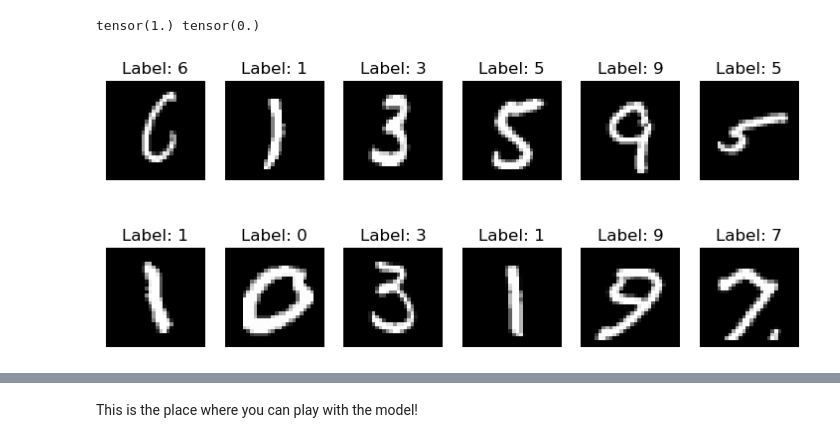
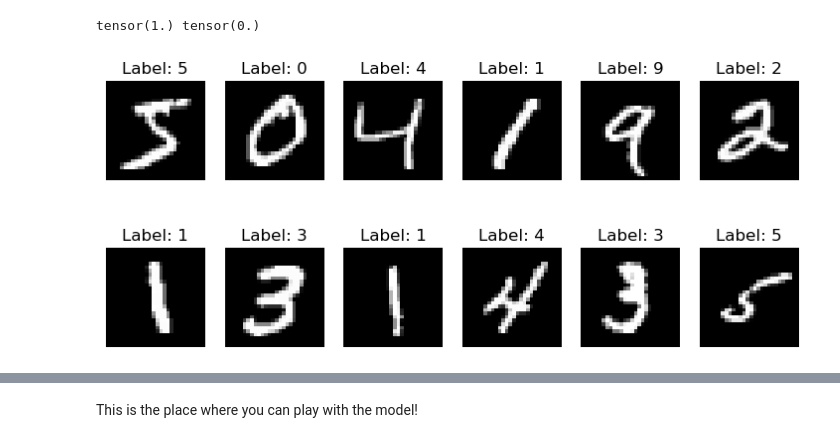
Before and after one commit to watjurk/vrije-extra, a Jupyter notebook: autoencoder/basic/src/notebook/autoencoder.ipynb, the cells around one changed output, grey strips where cells are left out. Cells and saved outputs as stored; diff of their text form; code cells hidden in the pictures.

```diff
--- a/autoencoder/basic/src/notebook/autoencoder.ipynb
+++ b/autoencoder/basic/src/notebook/autoencoder.ipynb
@@ -25,5 +44,5 @@ data_loader = torch.utils.data.dataloader.DataLoader(dataset, shuffle=True, batc
 # %%
-data_iter = iter(data_loader)
+data_iter = iter(dataset)
 data_x, data_y = next(data_iter)
 print(torch.max(data_x), torch.min(data_x))
 # %% [output]
@@ -31,14 +50,22 @@ tensor(1.) tensor(0.)
 # %%
 num_col = 6
 num_row = 2
+offset = 0
+
+data_iter = iter(dataset)
+for _ in range(offset):
+    next(data_iter)
+
 
 _, axs = plt.subplots(num_row, num_col, figsize=(1.5 * num_col, 2 * num_row))
 for i, ax in enumerate(axs.flatten()):
-    img = data_x[i].squeeze()
-    ax.set_title(f"Label: {data_y[i].item()}")
+    data_x, data_y = next(data_iter)
+
+    img = data_x.squeeze()
+    ax.set_title(f"Label: {data_y}")
     ax.imshow(img, cmap="grey")
     ax.set_axis_off()
 
 plt.show()
 # %% [output]
-[figure, old version]
+[figure, new version]
```
Also changed, not shown: parts of 15 cells of this notebook, 1 other file.
